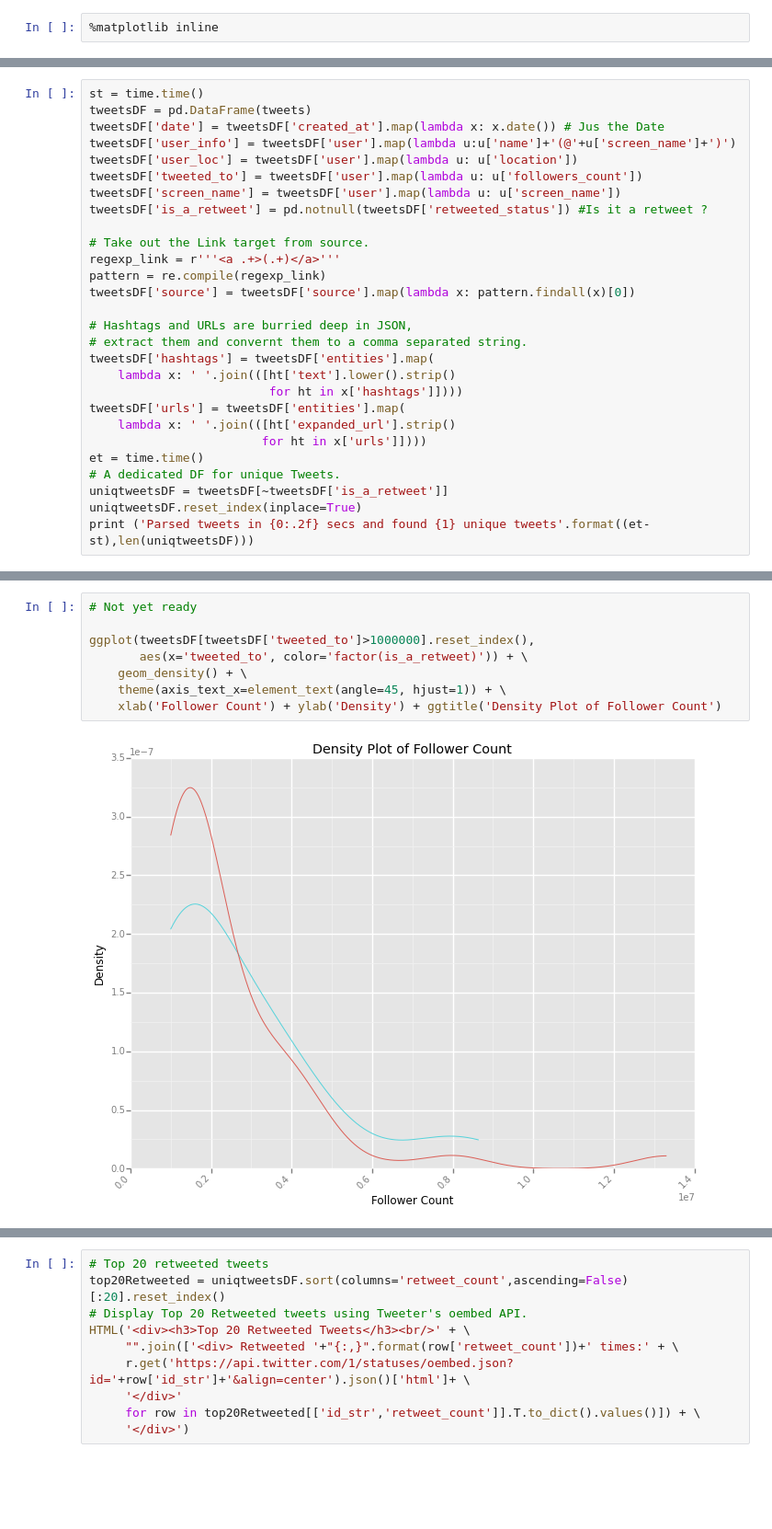
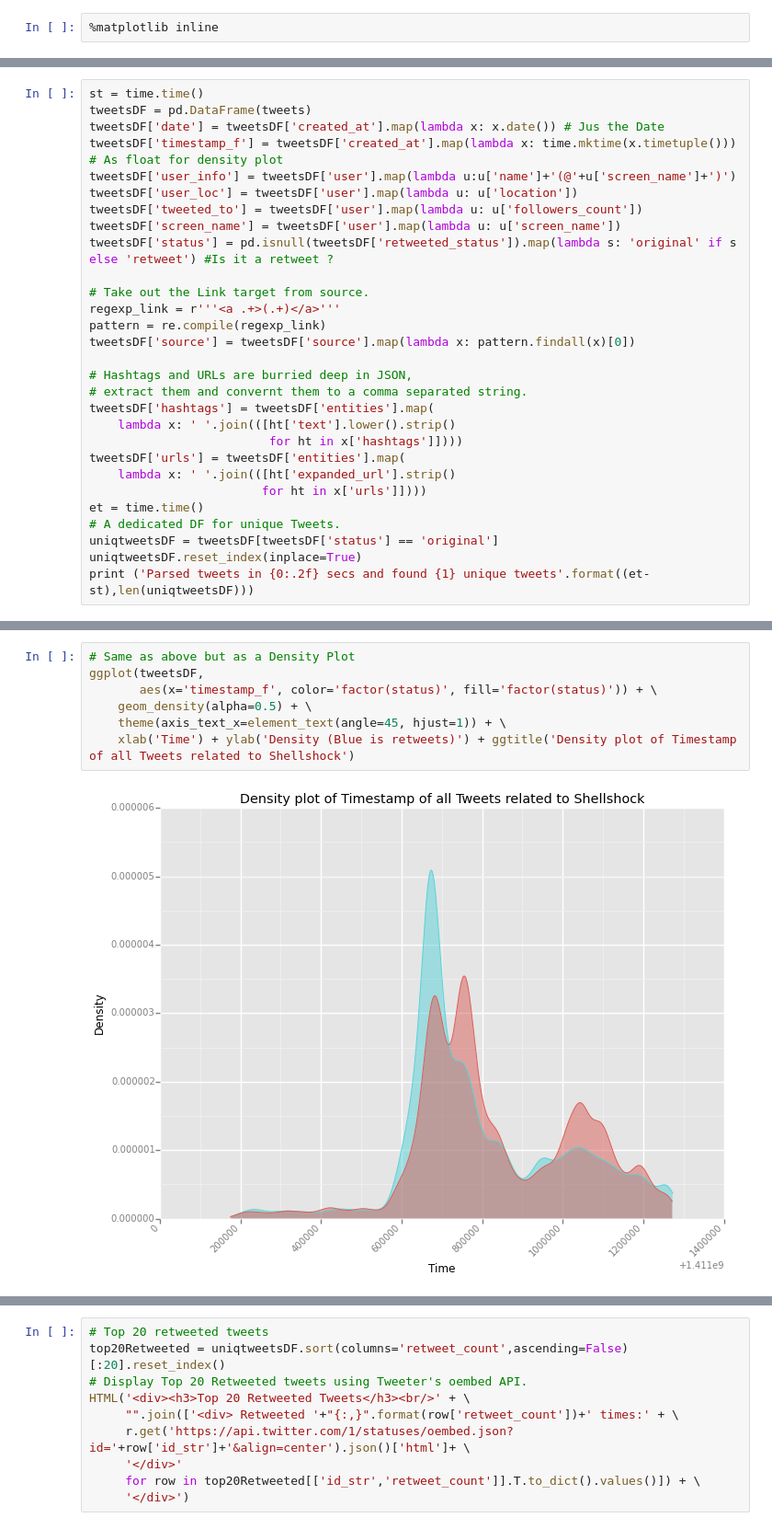
Before and after one commit to bhaskarvk/ShellShockAnalysis, a Jupyter notebook: Analysis of Shellshock Tweets.ipynb, the cells around one changed output, grey strips where cells are left out. Shown at 92% size. Drawn from its saved outputs; the diff is of its cells as text; blank space fills up the shorter version.

```diff
--- a/Analysis of Shellshock Tweets.ipynb
+++ b/Analysis of Shellshock Tweets.ipynb
@@ -62,11 +64,12 @@ Loaded 252883 tweets in 53.03 secs
 st = time.time()
 tweetsDF = pd.DataFrame(tweets)
 tweetsDF['date'] = tweetsDF['created_at'].map(lambda x: x.date()) # Jus the Date
+tweetsDF['timestamp_f'] = tweetsDF['created_at'].map(lambda x: time.mktime(x.timetuple())) # As float for density plot
 tweetsDF['user_info'] = tweetsDF['user'].map(lambda u:u['name']+'(@'+u['screen_name']+')')
 tweetsDF['user_loc'] = tweetsDF['user'].map(lambda u: u['location'])
 tweetsDF['tweeted_to'] = tweetsDF['user'].map(lambda u: u['followers_count'])
 tweetsDF['screen_name'] = tweetsDF['user'].map(lambda u: u['screen_name'])
-tweetsDF['is_a_retweet'] = pd.notnull(tweetsDF['retweeted_status']) #Is it a retweet ?
+tweetsDF['status'] = pd.isnull(tweetsDF['retweeted_status']).map(lambda s: 'original' if s else 'retweet') #Is it a retweet ?
 
 # Take out the Link target from source.
 regexp_link = r'''<a .+>(.+)</a>'''
@@ -83,7 +86,7 @@ tweetsDF['urls'] = tweetsDF['entities'].map(
                         for ht in x['urls']])))
 et = time.time()
 # A dedicated DF for unique Tweets.
-uniqtweetsDF = tweetsDF[~tweetsDF['is_a_retweet']]
+uniqtweetsDF = tweetsDF[tweetsDF['status'] == 'original']
 uniqtweetsDF.reset_index(inplace=True)
 print ('Parsed tweets in {0:.2f} secs and found {1} unique tweets'.format((et-st),len(uniqtweetsDF)))
 # %% [output]
@@ -170,10 +178,9 @@ ggplot(uniqtweetsDF,
 # %%
-# Not yet ready
-
-ggplot(tweetsDF[tweetsDF['tweeted_to']>1000000].reset_index(),
-       aes(x='tweeted_to', color='factor(is_a_retweet)')) + \
-    geom_density() + \
+# Same as above but as a Density Plot
+ggplot(tweetsDF,
+       aes(x='timestamp_f', color='factor(status)', fill='factor(status)')) + \
+    geom_density(alpha=0.5) + \
     theme(axis_text_x=element_text(angle=45, hjust=1)) + \
-    xlab('Follower Count') + ylab('Density') + ggtitle('Density Plot of Follower Count')
+    xlab('Time') + ylab('Density (Blue is retweets)') + ggtitle('Density plot of Timestamp of all Tweets related to Shellshock')
 # %% [output]
-[figure, old version]
+[figure, new version]
```
Also changed, not shown: parts of 36 cells of this notebook, 2 other files.
